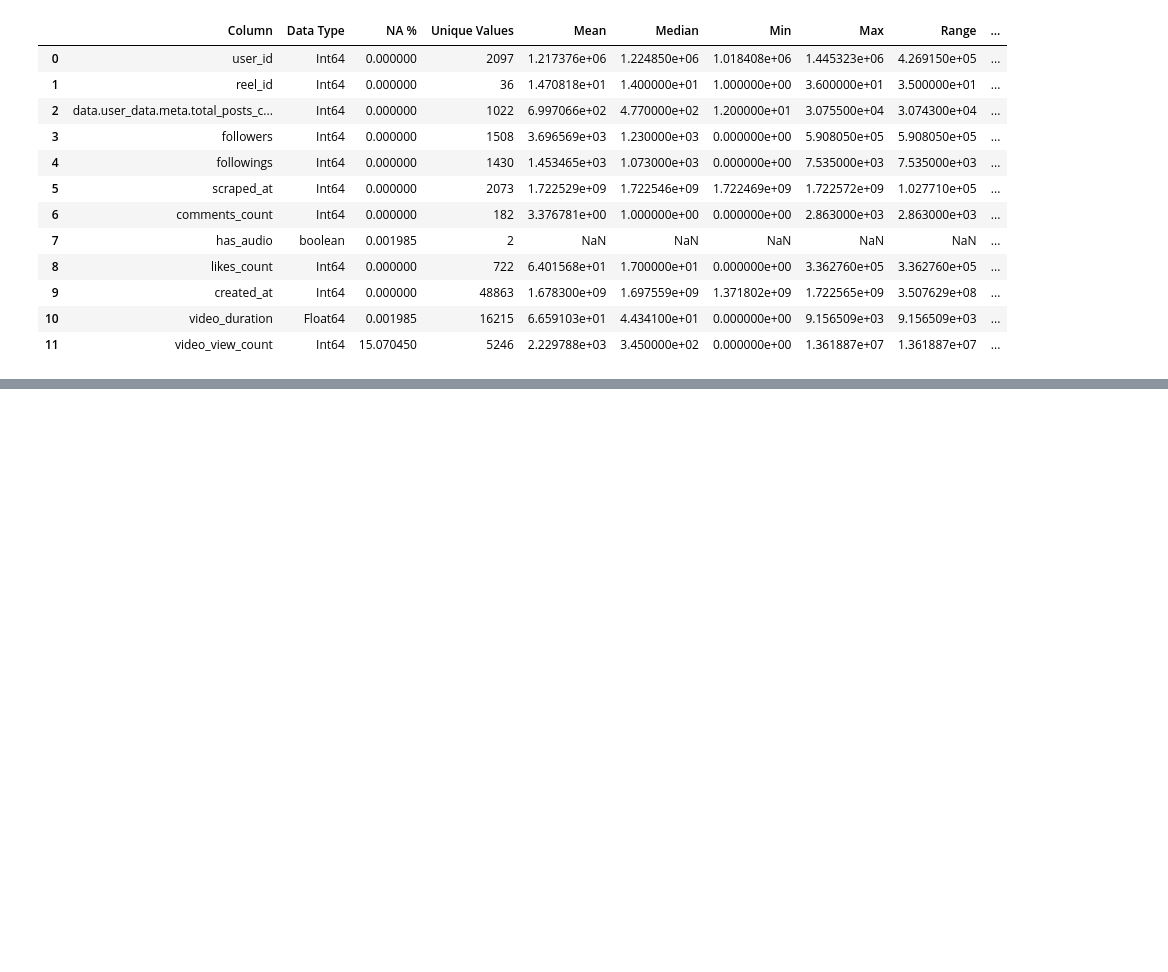
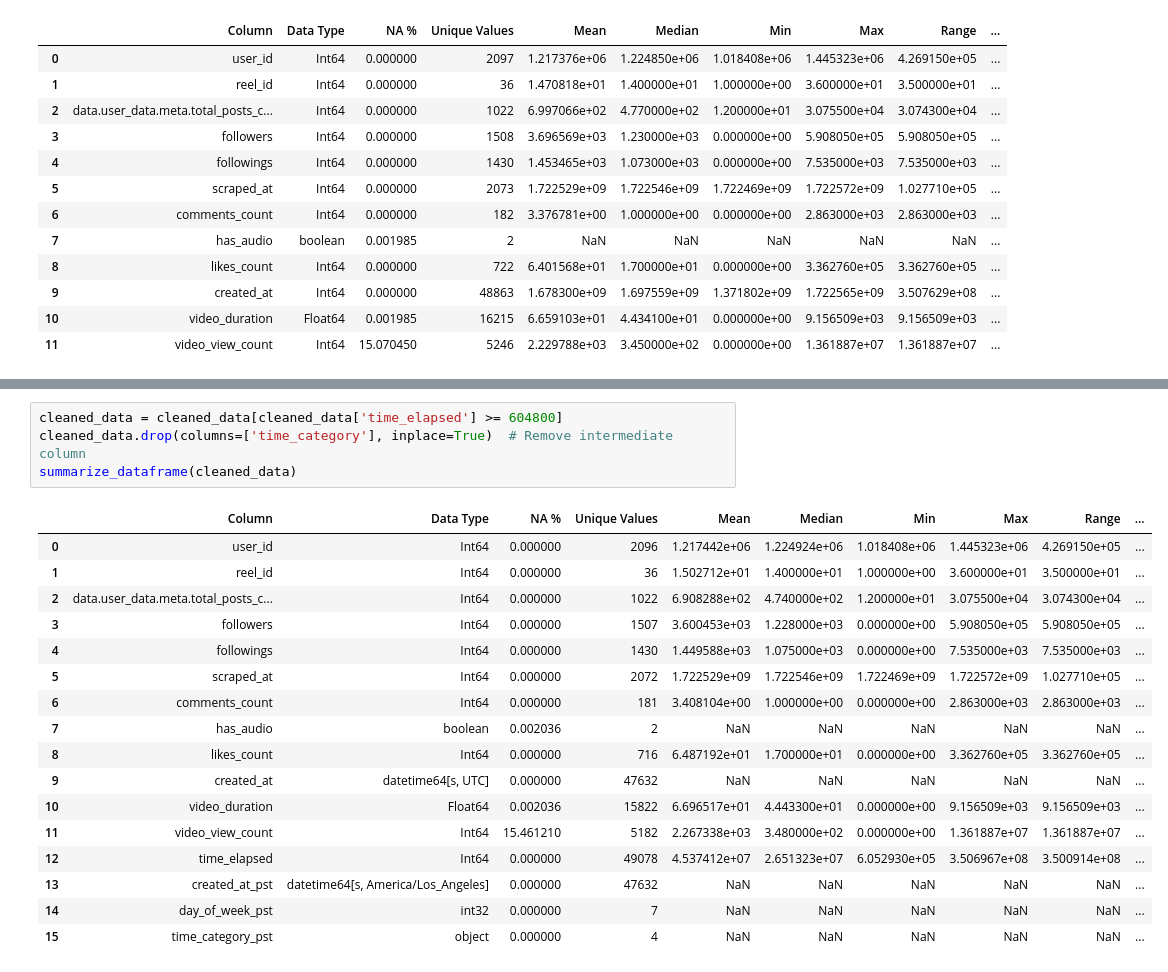
Before and after one commit to Mirrien-Liang/posting-time-impact-analysis, a Jupyter notebook: notebooks/data_cleaning.ipynb, the cells around one changed output, grey strips where cells are left out. Saved outputs shown, nothing was run; the diff lists cells and outputs as text; blank space fills up the shorter version.

```diff
--- a/notebooks/data_cleaning.ipynb
+++ b/notebooks/data_cleaning.ipynb
@@ -327,0 +356,22 @@ cleaned_data
+# %%
+cleaned_data = cleaned_data[cleaned_data['time_elapsed'] >= 604800]
+cleaned_data.drop(columns=['time_category'], inplace=True)  # Remove intermediate column
+summarize_dataframe(cleaned_data)
+# %% [output]
+|  | Column | Data Type | NA % | Unique Values | Mean | Median | Min | Max | Range | ... |
+| 0 | user_id | Int64 | 0.000000 | 2096 | 1.217442e+06 | 1.224924e+06 | 1.018408e+06 | 1.445323e+06 | 4.269150e+05 | ... |
+| 1 | reel_id | Int64 | 0.000000 | 36 | 1.502712e+01 | 1.400000e+01 | 1.000000e+00 | 3.600000e+01 | 3.500000e+01 | ... |
+| 2 | data.user_data.meta.total_posts_c... | Int64 | 0.000000 | 1022 | 6.908288e+02 | 4.740000e+02 | 1.200000e+01 | 3.075500e+04 | 3.074300e+04 | ... |
+| 3 | followers | Int64 | 0.000000 | 1507 | 3.600453e+03 | 1.228000e+03 | 0.000000e+00 | 5.908050e+05 | 5.908050e+05 | ... |
+| 4 | followings | Int64 | 0.000000 | 1430 | 1.449588e+03 | 1.075000e+03 | 0.000000e+00 | 7.535000e+03 | 7.535000e+03 | ... |
+| 5 | scraped_at | Int64 | 0.000000 | 2072 | 1.722529e+09 | 1.722546e+09 | 1.722469e+09 | 1.722572e+09 | 1.027710e+05 | ... |
+| 6 | comments_count | Int64 | 0.000000 | 181 | 3.408104e+00 | 1.000000e+00 | 0.000000e+00 | 2.863000e+03 | 2.863000e+03 | ... |
+| 7 | has_audio | boolean | 0.002036 | 2 | NaN | NaN | NaN | NaN | NaN | ... |
+| 8 | likes_count | Int64 | 0.000000 | 716 | 6.487192e+01 | 1.700000e+01 | 0.000000e+00 | 3.362760e+05 | 3.362760e+05 | ... |
+| 9 | created_at | datetime64[s, UTC] | 0.000000 | 47632 | NaN | NaN | NaN | NaN | NaN | ... |
+| 10 | video_duration | Float64 | 0.002036 | 15822 | 6.696517e+01 | 4.443300e+01 | 0.000000e+00 | 9.156509e+03 | 9.156509e+03 | ... |
+| 11 | video_view_count | Int64 | 15.461210 | 5182 | 2.267338e+03 | 3.480000e+02 | 0.000000e+00 | 1.361887e+07 | 1.361887e+07 | ... |
+| 12 | time_elapsed | Int64 | 0.000000 | 49078 | 4.537412e+07 | 2.651323e+07 | 6.052930e+05 | 3.506967e+08 | 3.500914e+08 | ... |
+| 13 | created_at_pst | datetime64[s, America/Los_Angeles] | 0.000000 | 47632 | NaN | NaN | NaN | NaN | NaN | ... |
+| 14 | day_of_week_pst | int32 | 0.000000 | 7 | NaN | NaN | NaN | NaN | NaN | ... |
+| 15 | time_category_pst | object | 0.000000 | 4 | NaN | NaN | NaN | NaN | NaN | ... |
```
Also changed, not shown: parts of 13 cells of this notebook.
